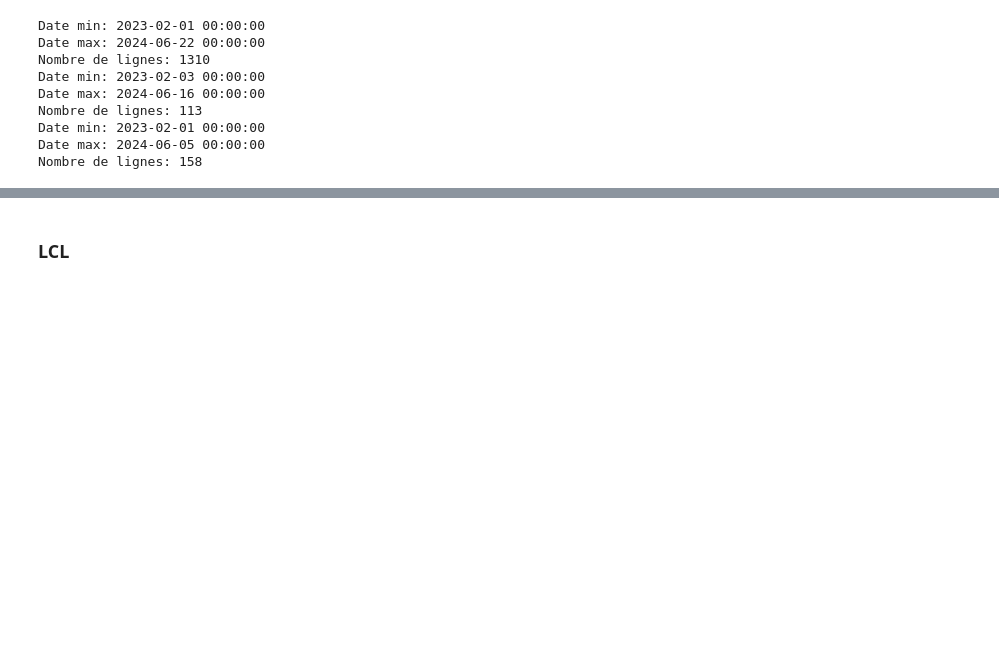
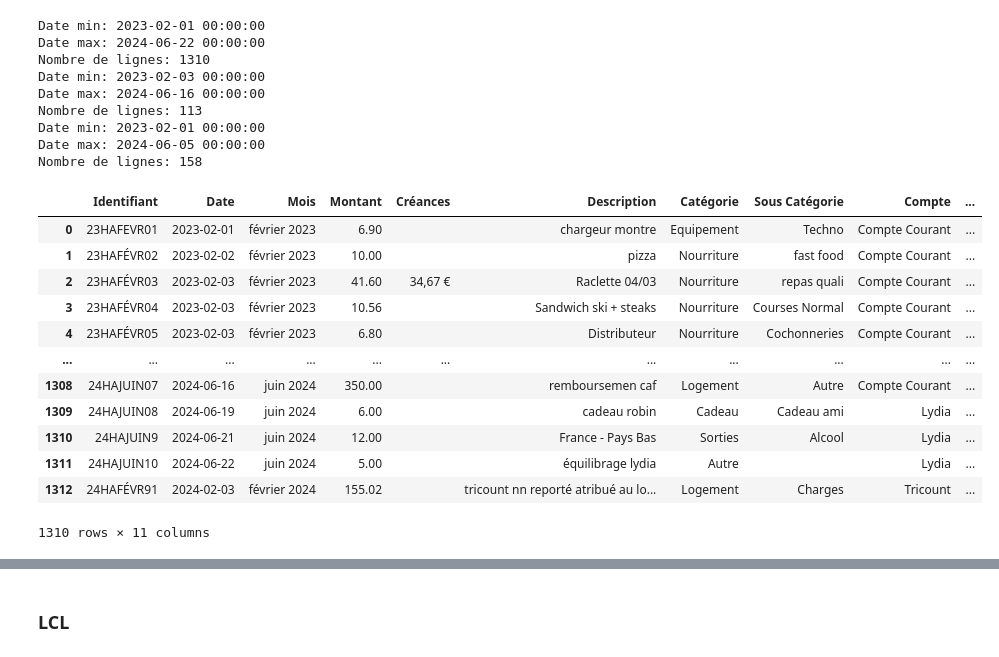
Before and after one commit to JeremyBon/Ploutos, a Jupyter notebook: ploutos/notebook/migration_sheet.ipynb, the cells around one changed output, grey strips where cells are left out. Saved outputs shown, nothing was run; the diff lists cells and outputs as text; code cells hidden in the pictures; blank space fills up the shorter version.

```diff
--- a/ploutos/notebook/migration_sheet.ipynb
+++ b/ploutos/notebook/migration_sheet.ipynb
@@ -63,3 +69,19 @@ Nombre de lignes: 113
 Date min: 2023-02-01 00:00:00
 Date max: 2024-06-05 00:00:00
 Nombre de lignes: 158
+# %%
+df_paiement
+# %% [output]
+|  | Identifiant | Date | Mois | Montant | Créances | Description | Catégorie | Sous Catégorie | Compte | ... |
+| 0 | 23HAFEVR01 | 2023-02-01 | février 2023 | 6.90 |  | chargeur montre | Equipement | Techno | Compte Courant | ... |
+| 1 | 23HAFÉVR02 | 2023-02-02 | février 2023 | 10.00 |  | pizza | Nourriture | fast food | Compte Courant | ... |
+| 2 | 23HAFÉVR03 | 2023-02-03 | février 2023 | 41.60 | 34,67 € | Raclette 04/03 | Nourriture | repas quali | Compte Courant | ... |
+| 3 | 23HAFÉVR04 | 2023-02-03 | février 2023 | 10.56 |  | Sandwich ski + steaks | Nourriture | Courses Normal | Compte Courant | ... |
+| 4 | 23HAFÉVR05 | 2023-02-03 | février 2023 | 6.80 |  | Distributeur | Nourriture | Cochonneries | Compte Courant | ... |
+| ... | ... | ... | ... | ... | ... | ... | ... | ... | ... | ... |
+| 1308 | 24HAJUIN07 | 2024-06-16 | juin 2024 | 350.00 |  | remboursemen caf | Logement | Autre | Compte Courant | ... |
+| 1309 | 24HAJUIN08 | 2024-06-19 | juin 2024 | 6.00 |  | cadeau robin | Cadeau | Cadeau ami | Lydia | ... |
+| 1310 | 24HAJUIN9 | 2024-06-21 | juin 2024 | 12.00 |  | France - Pays Bas | Sorties | Alcool | Lydia | ... |
+| 1311 | 24HAJUIN10 | 2024-06-22 | juin 2024 | 5.00 |  | équilibrage lydia | Autre |  | Lydia | ... |
+| 1312 | 24HAFÉVR91 | 2024-02-03 | février 2024 | 155.02 |  | tricount nn reporté atribué au lo... | Logement | Charges | Tricount | ... |
+1310 rows × 11 columns
```
Also changed, not shown: parts of 17 cells of this notebook, 7 other files.
